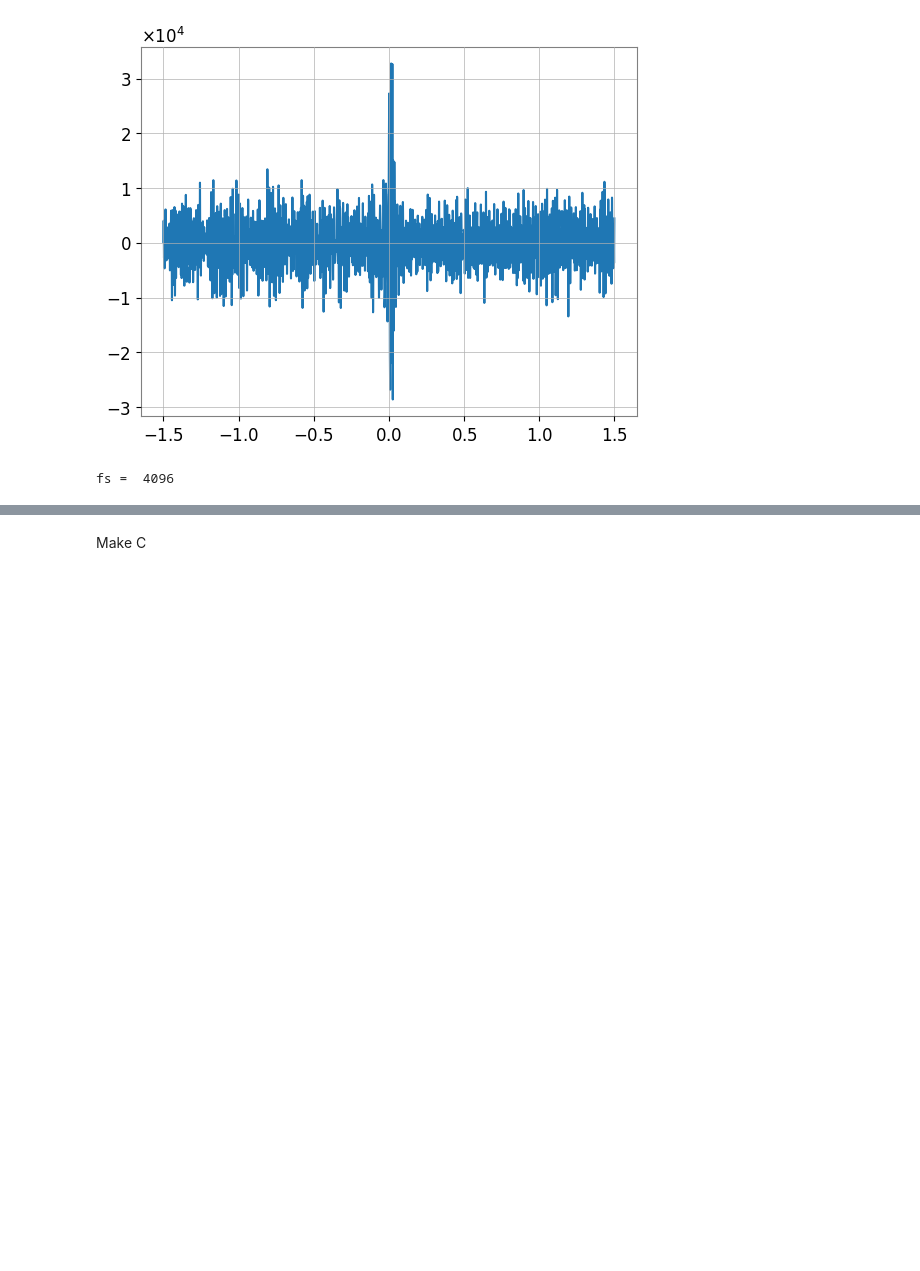
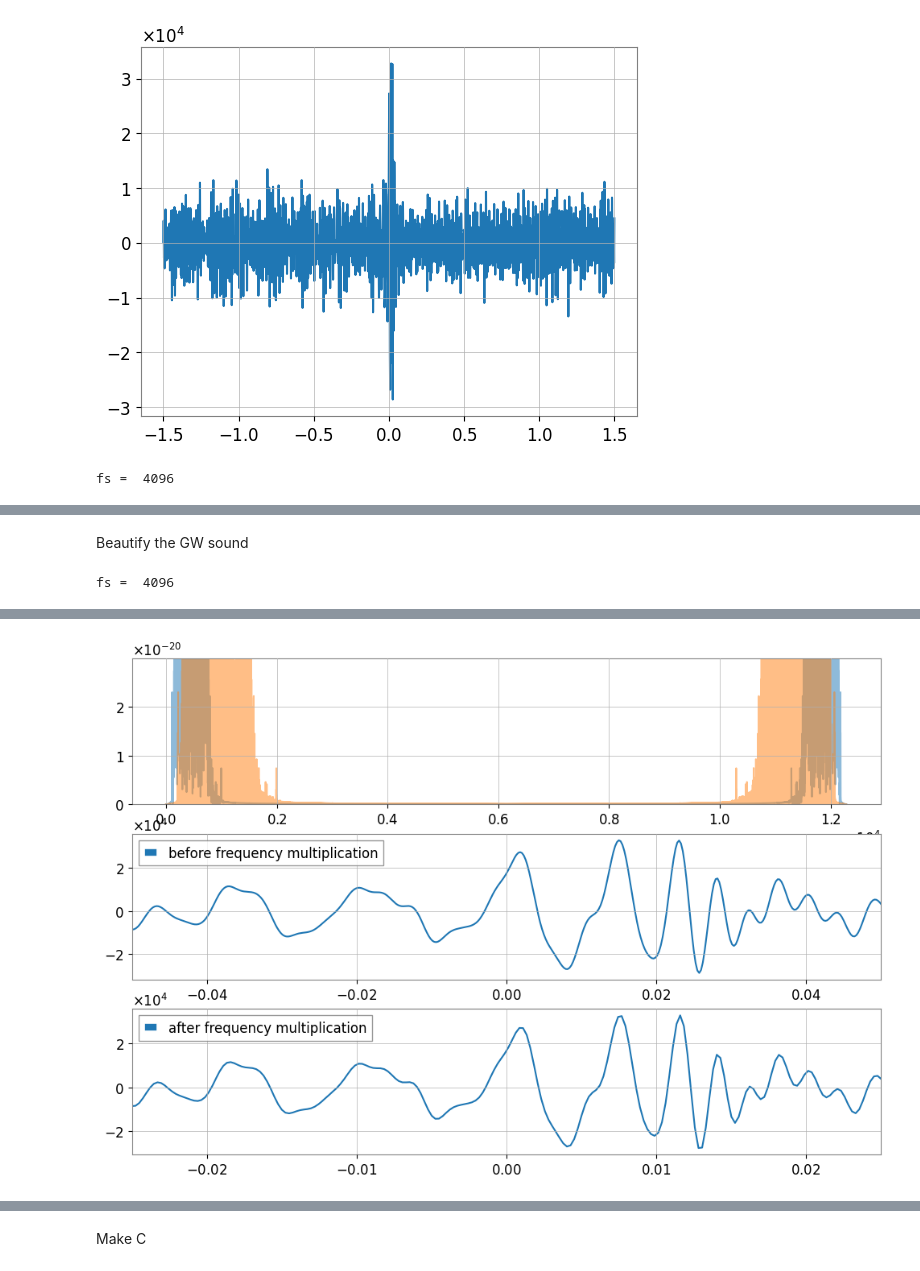
Before and after one commit to wj198414/ASTRON1221, a Jupyter notebook: GravitationalWave/GravitationalWave.ipynb, the cells around one changed output, grey strips where cells are left out. Saved outputs shown, nothing was run; the diff lists cells and outputs as text; code cells hidden in the pictures; blank space fills up the shorter version.

```diff
--- a/GravitationalWave/GravitationalWave.ipynb
+++ b/GravitationalWave/GravitationalWave.ipynb
@@ -145,3 +145,72 @@ files.download("example.wav")
 # %% [output]
 [interactive output not drawn]
 [interactive output not drawn]
+# %% [markdown]
+Beautify the GW sound
+# %%
+t_clip = 1.5
+amplitude = np.iinfo(np.int16).max
+
+ind = np.where((x_val < (t0+t_clip)) & (x_val > (t0-t_clip)))
+x = x_val[ind]
+y = y_val[ind]
+
+# plt.plot(x - t0, (np.array(y / np.max(y)) * amplitude) + 10000, label="oringinal")
+# print(np.min(np.array(y / np.max(y)) * amplitude), np.max(np.array(y / np.max(y)) * amplitude))
+
+
+y_fft = np.fft.fft(y)
+y_fft_new = np.zeros(np.shape(y_fft), dtype=np.cdouble)
+y_fft_old = y_fft
+
+num = len(y_fft)
+for i in np.arange(num / 2):
+    y_fft_new[int(i * 2)] = y_fft[int(i)]
+
+y_old = np.fft.ifft(y_fft_old)
+
+for i in np.arange(num):
+  if i > (num / 2):
+    y_fft_new[i] = np.conjugate(y_fft_new[int(num) - i])
+
+# y_fft_new = np.fft.fftshift(y_fft_new)
+y = np.fft.ifft(y_fft_new)
+
+plt.figure(figsize=(12,8))
+plt.subplot(311)
+plt.plot(np.abs(y_fft_old), alpha=0.5)
+plt.plot(np.abs(y_fft_new), alpha=0.5)
+ylim = np.percentile(np.abs(y_fft), 95)
+plt.ylim(0, ylim)
+
+# # up_sample = 1
+# # x_new = np.linspace(np.min(x), np.max(x), len(x) * up_sample)
+# # y_new = np.interp(x_new, x, y)
+
+# # x = x_new
+# # y = y_new
+# plt.plot(x - t0, (np.array(y / np.max(y)) * amplitude).astype(np.int16), label="after up sampling")
+
+plt.subplot(312)
+# y_old = y_old**3 # to make the signal more distinct from the noise
+y_old = y_old / np.max(y_old)
+plt.plot(x - t0, (np.array(y_old) * amplitude).astype(np.int16), label="before frequency multiplication")
+plt.xlim(-0.05, 0.05)
+plt.legend()
+
+plt.subplot(313)
+# y = y**3 # to make the signal more distinct from the noise
+y = y / np.max(y)
+plt.plot(x - t0 - t_clip / 2.0, (np.array(y) * amplitude).astype(np.int16), label="after frequency multiplication")
+plt.xlim(-0.025, 0.025)
+plt.legend()
+
+fs = int(1 / np.median(np.diff(np.array(x_val[ind] - t0))))
+# fs = fs * 4 # to make the signal higher pitch
+print("fs = ", fs)
+write("example.wav", fs, (np.array(y) * amplitude).astype(np.int16))
+
+from google.colab import files
+files.download("example.wav")
+# %% [output]
+fs =  4096
@@ -147,0 +219 @@ files.download("example.wav")
+[figure, added]
```
Also changed, not shown: parts of 6 cells of this notebook.
